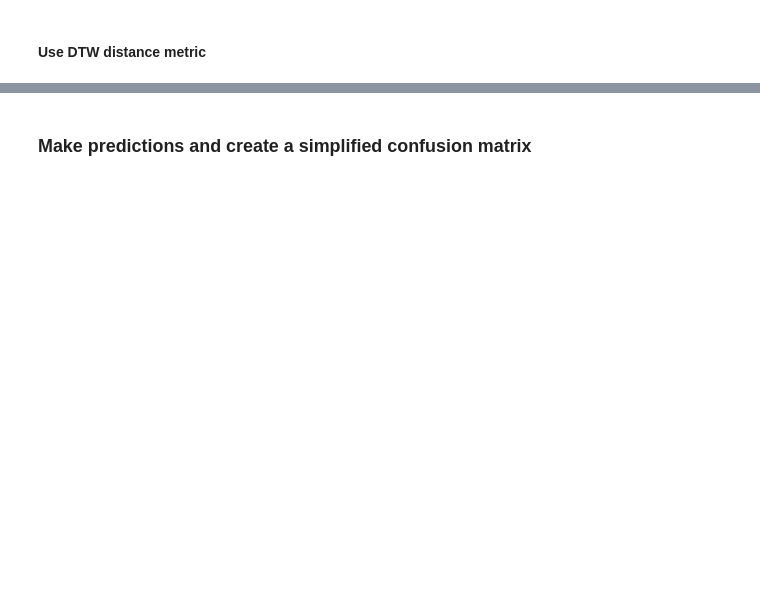
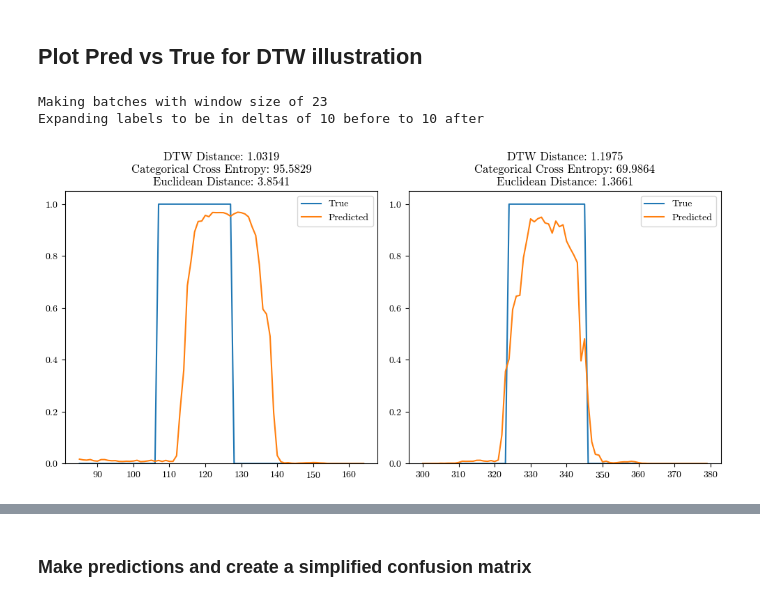
Before and after one commit to beyarkay/masters-code, a Jupyter notebook: machine_learning/tensorflow.ipynb, the cells around one changed output, grey strips where cells are left out. Cells and saved outputs as stored; diff of their text form; code cells hidden in the pictures; blank space fills up the shorter version.

```diff
--- a/machine_learning/tensorflow.ipynb
+++ b/machine_learning/tensorflow.ipynb
@@ -107,4 +180,13 @@ model.summary()
-# %% [markdown]
-#### Use DTW distance metric
+# %% [markdown]
+## Plot Pred vs True for DTW illustration
 # %%
+df = parse_csvs()
+
+config, g2i, i2g, i2ohe, ohe2i, X, y, X_train, X_valid, y_train, y_valid = \
+    build_dataset(df, config)
+
 y_pred = model.predict(X, verbose=0)
+y_true = tf.one_hot(y, len(np.unique(y))).numpy()
+# %% [output]
+Making batches with window size of 23
+Expanding labels to be in deltas of 10 before to 10 after
@@ -113,6 +192,0 @@ from pyts.metrics import dtw
-# %%
-window_size = 0.1
-dtw, path = dtw(
-    x, y, dist='square', method='sakoechiba',
-    options={'window_size': window_size}, return_path=True
-)
@@ -129,0 +193,36 @@ p, r, f1, sup = classification_report(y_true, np.argmax(y_pred, axis=-1), output
+# %%
+def euclid_and_dtw(a, b):
+    dtw_dist = dtw(
+        a, b, dist='square', method='fast',
+        options={'radius': 1}, return_path=False
+    )
+    euclid_dist = np.linalg.norm(a - b)
+    return euclid_dist, dtw_dist
+
+fig, axs = plt.subplots(1, 2, figsize=(10, 5))
+s, f = 85, 165
+a = y_true[s:f, 36]
+b = y_pred[s:f, 36]
+euclid_dist, dtw_dist = euclid_and_dtw(a, b)
+cce = keras.losses.categorical_crossentropy(a, b)
+axs[0].plot(range(s,f), a, label='True')
+axs[0].plot(range(s,f), b, label='Predicted')
+axs[0].set_ylim((0, 1.05))
+axs[0].legend()
+axs[0].set_title(f"DTW Distance: {dtw_dist:.4f}\nCategorical Cross Entropy: {cce:.4f}\nEuclidean Distance: {euclid_dist:.4f}")
+
+s, f = 300, 380
+a = y_true[s:f, 36]
+b = y_pred[s:f, 36]
+euclid_dist, dtw_dist = euclid_and_dtw(a, b)
+cce = keras.losses.categorical_crossentropy(a, b)
+axs[1].plot(range(s,f), a, label='True')
+axs[1].plot(range(s,f), b, label='Predicted')
+axs[1].set_ylim((0, 1.05))
+axs[1].legend()
+axs[1].set_title(f"DTW Distance: {dtw_dist:.4f}\nCategorical Cross Entropy: {cce:.4f}\nEuclidean Distance: {euclid_dist:.4f}")
+plt.tight_layout()
+# plt.savefig('../../report/final_pres/imgs/euclid_vs_dtw.pdf')
+plt.show()
+# %% [output]
+[figure, added]
```
Also changed, not shown: parts of 41 cells of this notebook, 6 other files.
